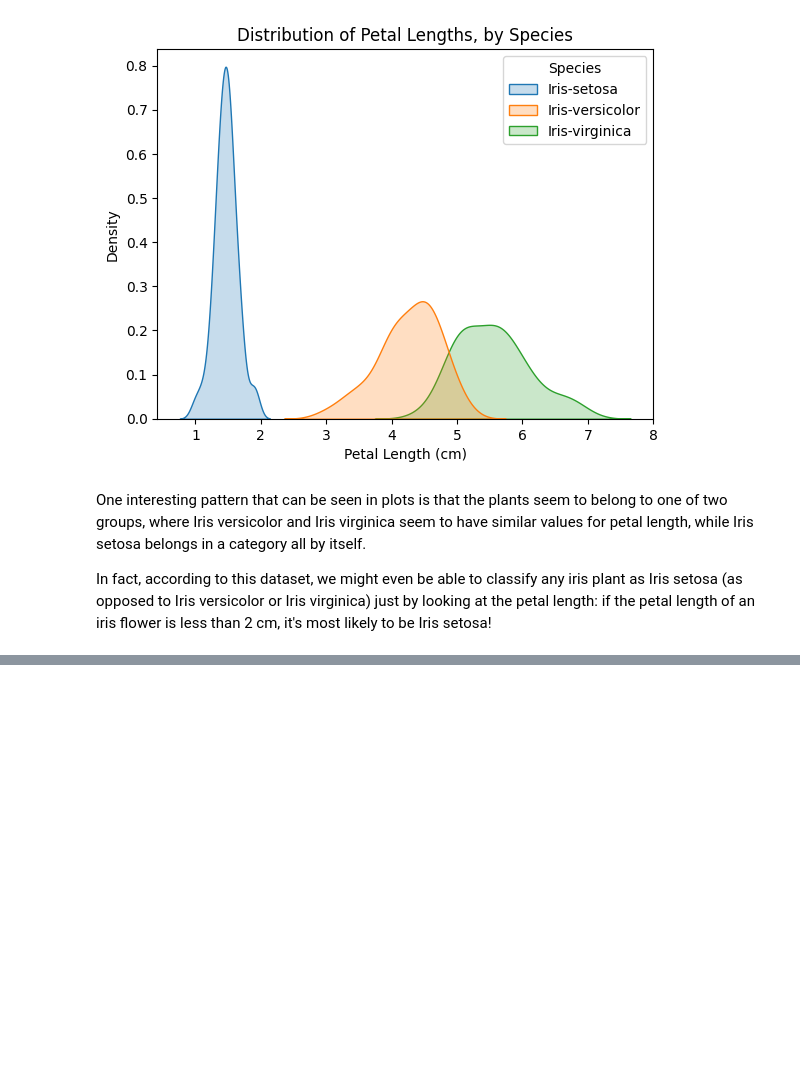
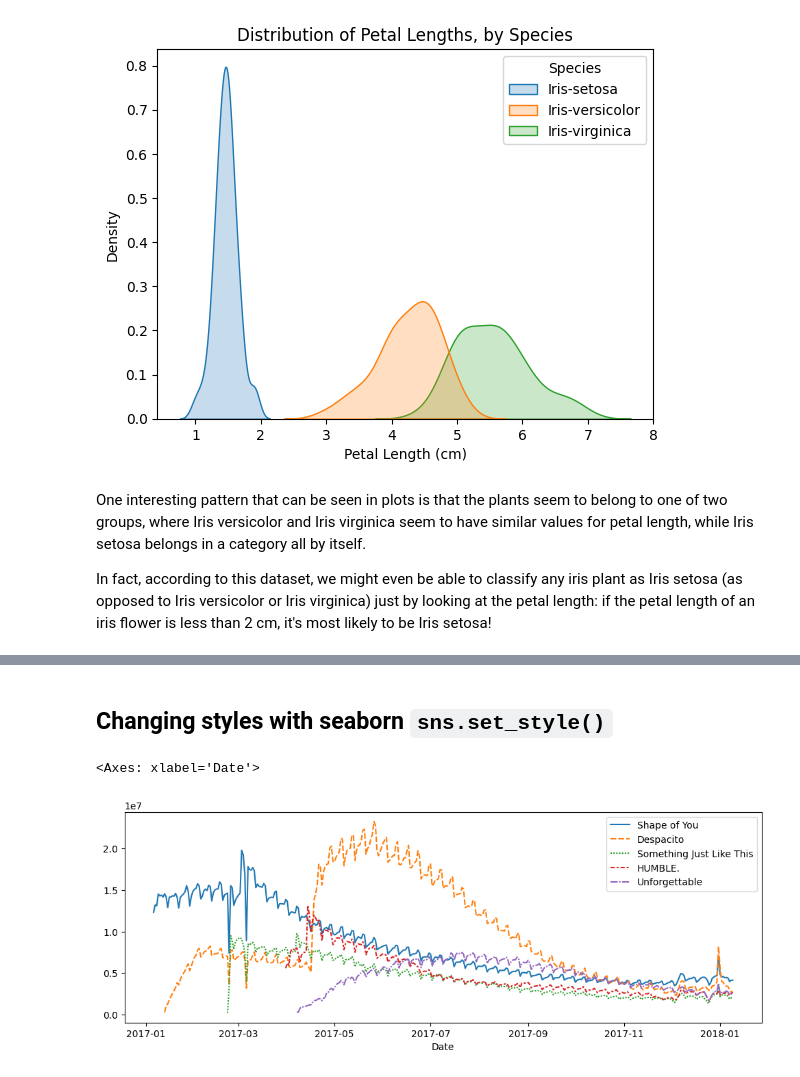
Before and after one commit to nachoacev/practice-data-science, a Jupyter notebook: DataVisualization.ipynb, the cells around one changed output, grey strips where cells are left out. Cells and saved outputs as stored; diff of their text form; code cells hidden in the pictures; blank space fills up the shorter version.

Commit message:
Added little summary and change of style in Seaborn.

```diff
--- a/DataVisualization.ipynb
+++ b/DataVisualization.ipynb
@@ -292,0 +313,15 @@ In fact, according to this dataset, we might even be able to classify any iris p
+# %% [markdown]
+## Changing styles with seaborn `sns.set_style()`
+# %%
+# Path of the file to read
+spotify_filepath = path + "/spotify.csv"
+
+# Read the file into a variable spotify_data
+spotify_data = pd.read_csv(spotify_filepath, index_col="Date", parse_dates=True)
+
+# Line chart
+plt.figure(figsize=(12,4))
+sns.lineplot(data=spotify_data)
+# %% [output]
+<Axes: xlabel='Date'>
+[figure, added]
```
Also changed, not shown: parts of 4 cells of this notebook.
